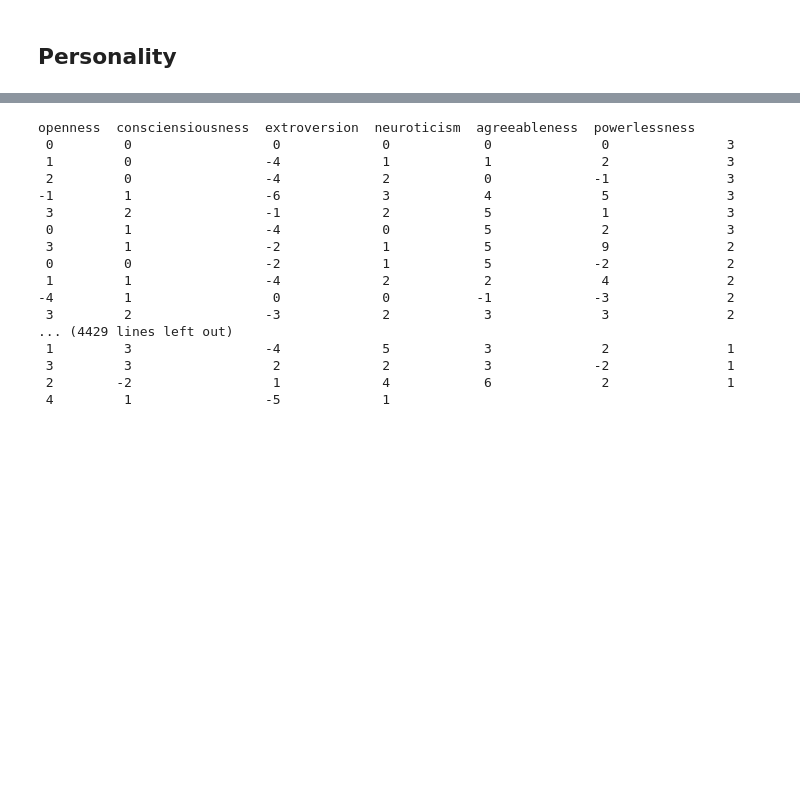
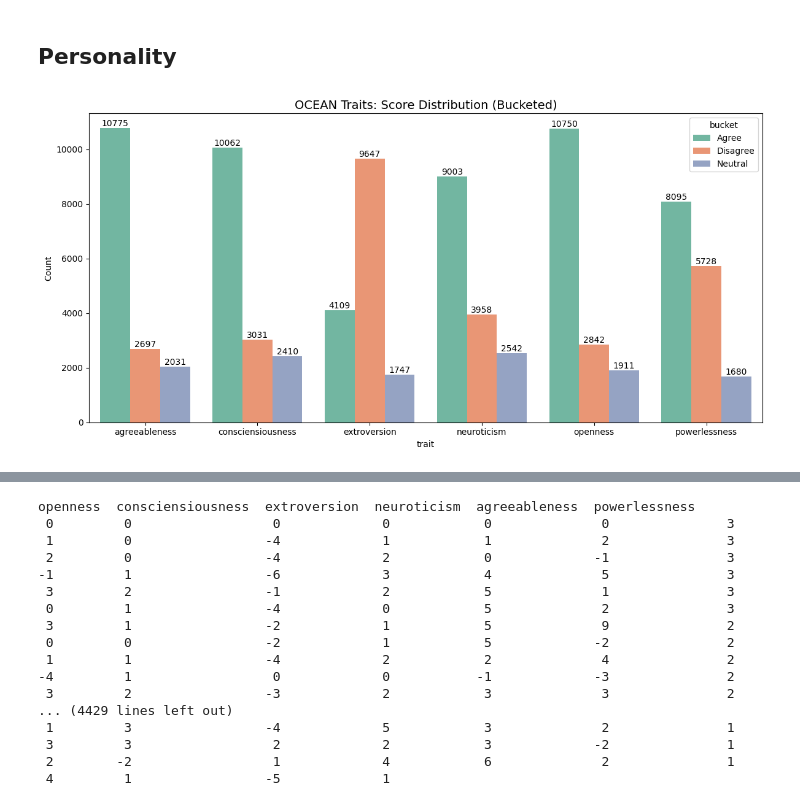
Before and after one commit to darknet-doll/BKS_survey, a Jupyter notebook: 1a_CGL_EDA.ipynb, the cells around one changed output, grey strips where cells are left out. Drawn from its saved outputs; the diff is of its cells as text; code cells hidden in the pictures; blank space fills up the shorter version.

```diff
--- a/1a_CGL_EDA.ipynb
+++ b/1a_CGL_EDA.ipynb
@@ -685,3 +685,40 @@ ranking_table
 | #23 | Aigreté ou désir (0.0%) |  |
 # %% [markdown]
 ## Personality
+# %%
+ocean_cols = ['openness', 'consciensiousness', 'extroversion',
+              'neuroticism', 'agreeableness', 'powerlessness']
+
+# Bucket and prepare data
+bucket_data = []
+for trait in ocean_cols:
+    trait_data = df[trait].dropna()
+    avg_score = trait_data.mean()
+
+    for score in trait_data:
+        if score < 0:
+            bucket = 'Disagree'
+        elif score == 0:
+            bucket = 'Neutral'
+        else:
+            bucket = 'Agree'
+        bucket_data.append({'trait': trait, 'bucket': bucket, 'avg_score': avg_score})
+
+bucket_df = pd.DataFrame(bucket_data)
+counts = bucket_df.groupby(['trait', 'bucket']).size().reset_index(name='count')
+counts = counts.merge(bucket_df[['trait', 'avg_score']].drop_duplicates())
+
+# Plot
+fig, ax = plt.subplots(figsize=(12, 6))
+sns.barplot(data=counts, x='trait', y='count', hue='bucket', ax=ax, palette='Set2')
+
+# Add count labels on bars
+for container in ax.containers:
+    ax.bar_label(container)
+
+ax.set_title('OCEAN Traits: Score Distribution (Bucketed)', fontsize=14)
+ax.set_ylabel('Count')
+plt.tight_layout()
+plt.show()
+# %% [output]
+[figure, added]
```
Also changed, not shown: parts of 7 cells of this notebook.
